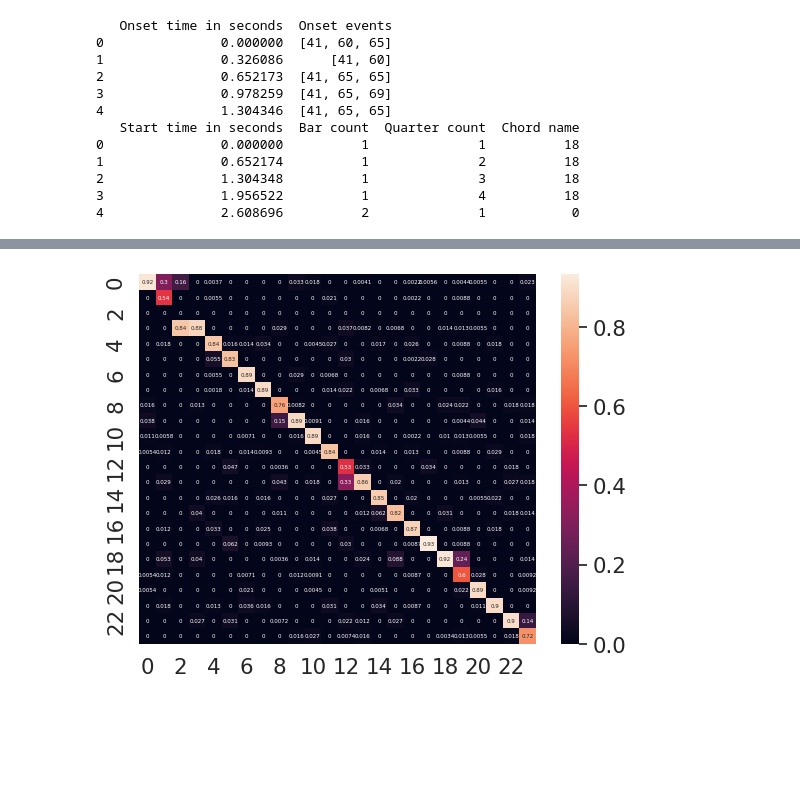
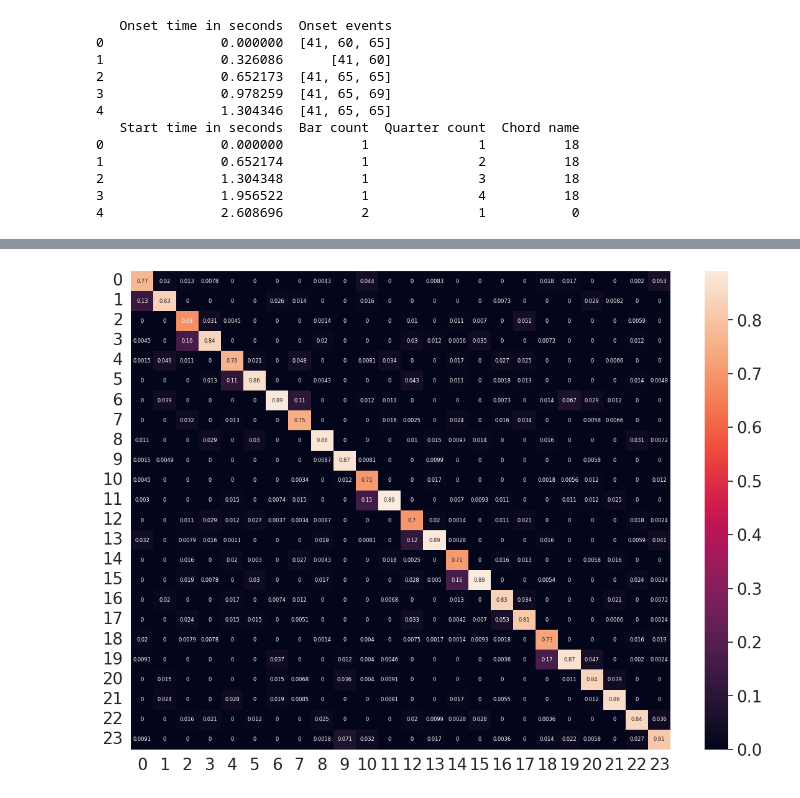
Before and after one commit to shojha24/chord-gen-test, a Jupyter notebook: chord-generation-lstm-example.ipynb, the cells around one changed output, grey strips where cells are left out. Drawn from its saved outputs; the diff is of its cells as text; code cells hidden in the pictures; blank space fills up the shorter version.

Commit message:
Kaggle Notebook | Chord Generation LSTM Example | Version 23

```diff
--- a/chord-generation-lstm-example.ipynb
+++ b/chord-generation-lstm-example.ipynb
@@ -127,6 +104,8 @@ for filename in os.listdir(annotations_dir):
 # %%
 # visualize the files
-working_dir = "/kaggle/working/"
+
+###working_dir = "/kaggle/working/"
+working_dir = "/kaggle/input/aam-paired-chord-onset-dataset/"
 onsets = pd.read_csv(working_dir + "0001_onset_condensed.csv")
 print(onsets.head())
 beatinfo = pd.read_csv(working_dir + "0001_beatinfo.csv")
@@ -161,7 +140,7 @@ def align_onsets_with_chords(onsets, beatinfo):
 all_data = []
 i = 0
 
-while i < 3000:
+while i < 100:
     i += 1
     onset_path = os.path.join(working_dir, f"{i :04d}_onset_condensed.csv")
     beatinfo_path = os.path.join(working_dir, f"{i :04d}_beatinfo.csv")
@@ -169,6 +148,6 @@ while i < 3000:
     beatinfo = pd.read_csv(beatinfo_path)
     all_data.append(align_onsets_with_chords(onsets, beatinfo))
 
-print(len(all_data))
+print(all_data[0:1])
 #print(all_data[0:20])
 # %% [output]
@@ -176,4 +155,6 @@ print(len(all_data))
 # %%
+# Implement an LSTM
+
 import numpy as np
 import tensorflow as tf
 from tensorflow.keras.models import Model
@@ -217,7 +198,7 @@ optimizer = Adam(learning_rate=0.0001)
 model.compile(optimizer=optimizer, loss='categorical_crossentropy', metrics=['accuracy'])
 
 # Split at the song level (here I can decide how many of the songs I want to use)
-train_songs, test_songs = train_test_split(all_data[0:60], test_size=0.2, random_state=42)
+train_songs, test_songs = train_test_split(all_data[0:100], test_size=0.2, random_state=42)
 
 # Flatten sequences within each split
 train_data = [pair for song in train_songs for pair in song]  # Keep full song sequences together
@@ -244,11 +225,11 @@ y_train_onehot = tf.keras.utils.to_categorical(y_train, num_classes=num_classes)
 y_test_onehot = tf.keras.utils.to_categorical(y_test, num_classes=num_classes)
 
 # Train the model
-early_stopping = EarlyStopping(monitor='val_loss', patience=6, restore_best_weights=True)
+early_stopping = EarlyStopping(monitor='val_loss', patience=5, restore_best_weights=True)
 model_save = ModelCheckpoint('checkpoint.model.keras', save_best_only=True, monitor='val_accuracy', mode='max')
 reduce_lr = ReduceLROnPlateau(monitor='val_loss', factor=0.2, patience=3, min_lr=0.00001)
 
-history = model.fit(X_train, y_train_onehot, validation_data=(X_test, y_test_onehot), epochs=100, batch_size=32, callbacks=[early_stopping, reduce_lr])
+history = model.fit(X_train, y_train_onehot, validation_data=(X_test, y_test_onehot), epochs=100, batch_size=32, callbacks=[early_stopping])
 
 model.save('BestChordPredictor.keras')
 
@@ -356,13 +337,12 @@ result = confusion_matrix(Y_test, Y_prediction , normalize='pred')
 # %%
 import seaborn as sn
-import pandas as pd
 import matplotlib.pyplot as plt
 
 df_cm = pd.DataFrame(result, range(24), range(24))
-# plt.figure(figsize=(10,7))
-sn.set(font_scale=1.4) # for label size
-sn.heatmap(df_cm, annot=True, annot_kws={"size": 4}) # font size
+plt.figure(figsize=(14,10))
+sn.set(font_scale=1.7) # for label size
+sn.heatmap(df_cm, annot=True, annot_kws={"size": 6}) # font size
 
 plt.show()
 # %% [output]
-[figure, old version]
+[figure, new version]
```
Also changed, not shown: parts of 10 cells of this notebook.
